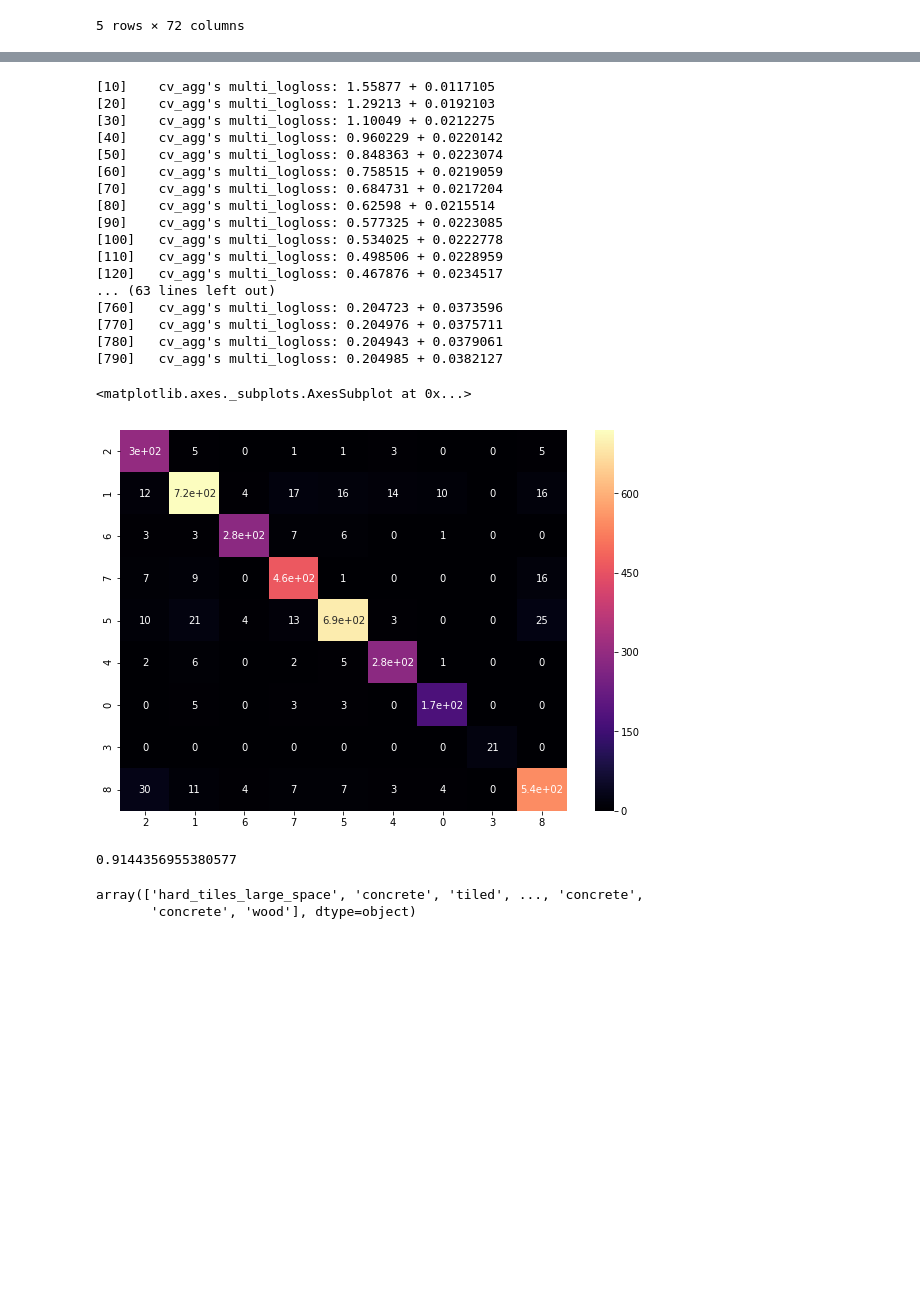
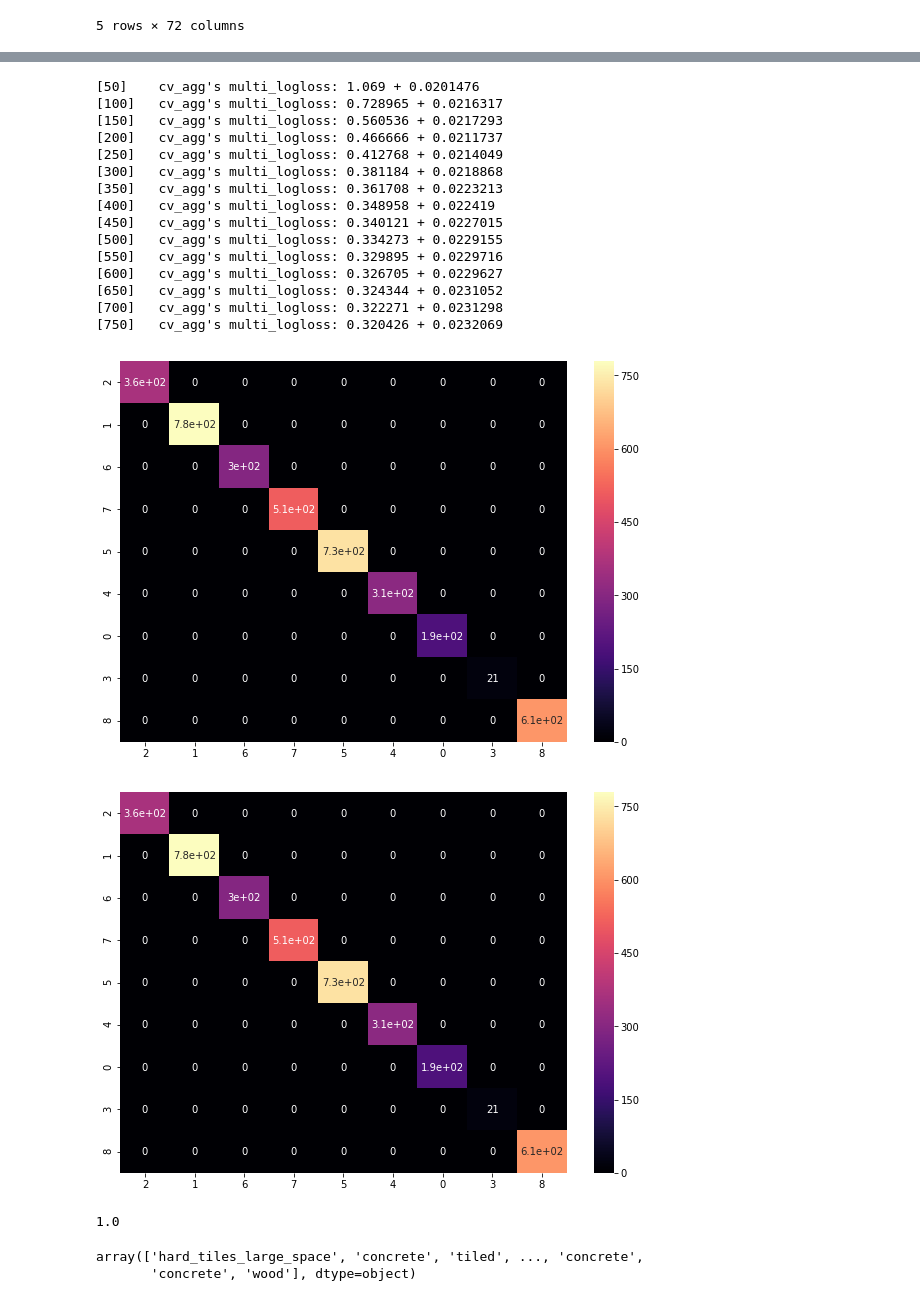
Before and after one commit to Adrian-Salazar411/Kaggle-Career-Con-Competition, a Jupyter notebook: Kaggle-Career-Con.ipynb, the cells around one changed output, grey strips where cells are left out. Saved outputs shown, nothing was run; the diff lists cells and outputs as text; code cells hidden in the pictures; blank space fills up the shorter version.

```diff
--- a/Kaggle-Career-Con.ipynb
+++ b/Kaggle-Career-Con.ipynb
@@ -114,7 +97,7 @@ y_trains['surface'] = LE.fit_transform(y_trains['surface'])
 n_fold = 20
 folds = StratifiedKFold(n_splits=n_fold, shuffle=True, random_state=11)
 # %%
-d_train = lgb.Dataset(train_df, label=y_train['surface'])
+d_train = lgb.Dataset(train_df, label=y_trains['surface'])
 params = {}
 params['learning_rate'] = 0.03
 params['boosting_type'] = 'gbdt'
@@ -124,8 +107,23 @@ params['sub_feature'] = 0.5
 params['num_leaves'] = 15
 params['min_data'] = 50
 params['max_depth'] = 10
-params['num_classes'] = len(y_train['surface'])
+params['num_classes'] = len(y_trains['surface'])
 clf = lgb.train(params, d_train, 100)
+# %%
+params = {'colsample_bytree': 0.6112754814687145,
+ 'learning_rate': 0.018000611697225076,
+ 'max_depth': 14,
+ 'min_child_weight': 2.5734080095299765,
+ 'min_split_gain': 0.008074108890494421,
+ 'num_leaves': 56,
+ 'reg_alpha': 0.26393060850254857,
+ 'reg_lambda': 1.1205779301627437,
+ 'subsample': 0.6688886922333233}
+params['boosting_type'] = 'gbdt'
+params['objective'] = 'multiclass'
+params['metric'] = 'multi_logloss'
+params['num_classes'] = len(y_trains['surface'])
+clf = lgb.train(params, d_train, 759)
 # %%
 def lgbm_evaluate(**params):
     warnings.simplefilter('ignore')
@@ -181,24 +211,22 @@ bo.max['params']
 # %%
-#cv_results = lgb.cv(params, d_train, num_boost_round=1000, nfold=10,
- #                   verbose_eval=10, early_stopping_rounds=40)
+cv_results = lgb.cv(params, d_train, num_boost_round=2000, nfold=10,
+                   verbose_eval=50, early_stopping_rounds=40)
 # %% [output]
-[10]    cv_agg's multi_logloss: 1.55877 + 0.0117105
-[20]    cv_agg's multi_logloss: 1.29213 + 0.0192103
-[30]    cv_agg's multi_logloss: 1.10049 + 0.0212275
-[40]    cv_agg's multi_logloss: 0.960229 + 0.0220142
-[50]    cv_agg's multi_logloss: 0.848363 + 0.0223074
-[60]    cv_agg's multi_logloss: 0.758515 + 0.0219059
-[70]    cv_agg's multi_logloss: 0.684731 + 0.0217204
-[80]    cv_agg's multi_logloss: 0.62598 + 0.0215514
-[90]    cv_agg's multi_logloss: 0.577325 + 0.0223085
-[100]   cv_agg's multi_logloss: 0.534025 + 0.0222778
-[110]   cv_agg's multi_logloss: 0.498506 + 0.0228959
-[120]   cv_agg's multi_logloss: 0.467876 + 0.0234517
-... (63 lines left out)
-[760]   cv_agg's multi_logloss: 0.204723 + 0.0373596
-[770]   cv_agg's multi_logloss: 0.204976 + 0.0375711
-[780]   cv_agg's multi_logloss: 0.204943 + 0.0379061
-[790]   cv_agg's multi_logloss: 0.204985 + 0.0382127
+[50]    cv_agg's multi_logloss: 1.069 + 0.0201476
+[100]   cv_agg's multi_logloss: 0.728965 + 0.0216317
+[150]   cv_agg's multi_logloss: 0.560536 + 0.0217293
+[200]   cv_agg's multi_logloss: 0.466666 + 0.0211737
+[250]   cv_agg's multi_logloss: 0.412768 + 0.0214049
+[300]   cv_agg's multi_logloss: 0.381184 + 0.0218868
+[350]   cv_agg's multi_logloss: 0.361708 + 0.0223213
+[400]   cv_agg's multi_logloss: 0.348958 + 0.022419
+[450]   cv_agg's multi_logloss: 0.340121 + 0.0227015
+[500]   cv_agg's multi_logloss: 0.334273 + 0.0229155
+[550]   cv_agg's multi_logloss: 0.329895 + 0.0229716
+[600]   cv_agg's multi_logloss: 0.326705 + 0.0229627
+[650]   cv_agg's multi_logloss: 0.324344 + 0.0231052
+[700]   cv_agg's multi_logloss: 0.322271 + 0.0231298
+[750]   cv_agg's multi_logloss: 0.320426 + 0.0232069
 # %%
 y_pred = clf.predict(train_df)
 predictions = []
@@ -210,18 +238,19 @@ accuracy=accuracy_score(predictions,y_train['surface'])
 # %%
-cm = confusion_matrix(predictions, y_train['surface'],y_train['surface'].unique())
-accuracy=accuracy_score(predictions,y_train['surface'])
+cm = confusion_matrix(predictions, y_trains['surface'],y_trains['surface'].unique())
+accuracy=accuracy_score(predictions,y_trains['surface'])
 # %%
-df_cm = pd.DataFrame(cm, index = y_train['surface'].unique(),
-                  columns = y_train['surface'].unique())
+df_cm = pd.DataFrame(cm, index = y_trains['surface'].unique(),
+                  columns = y_trains['surface'].unique())
 plt.figure(figsize = (10,7))
 sns.heatmap(df_cm, annot=True, cmap = 'magma')
+plt.show()
 # %% [output]
-<matplotlib.axes._subplots.AxesSubplot at 0x...>
-[figure, old version]
+[figure, new version]
+[figure, added]
 # %%
 accuracy
 # %% [output]
-0.9144356955380577
+1.0
 # %%
 num_boost_rounds_lgb = len(cv_results['multi_logloss-mean'])
 # %%
```
Also changed, not shown: parts of 8 cells of this notebook.
